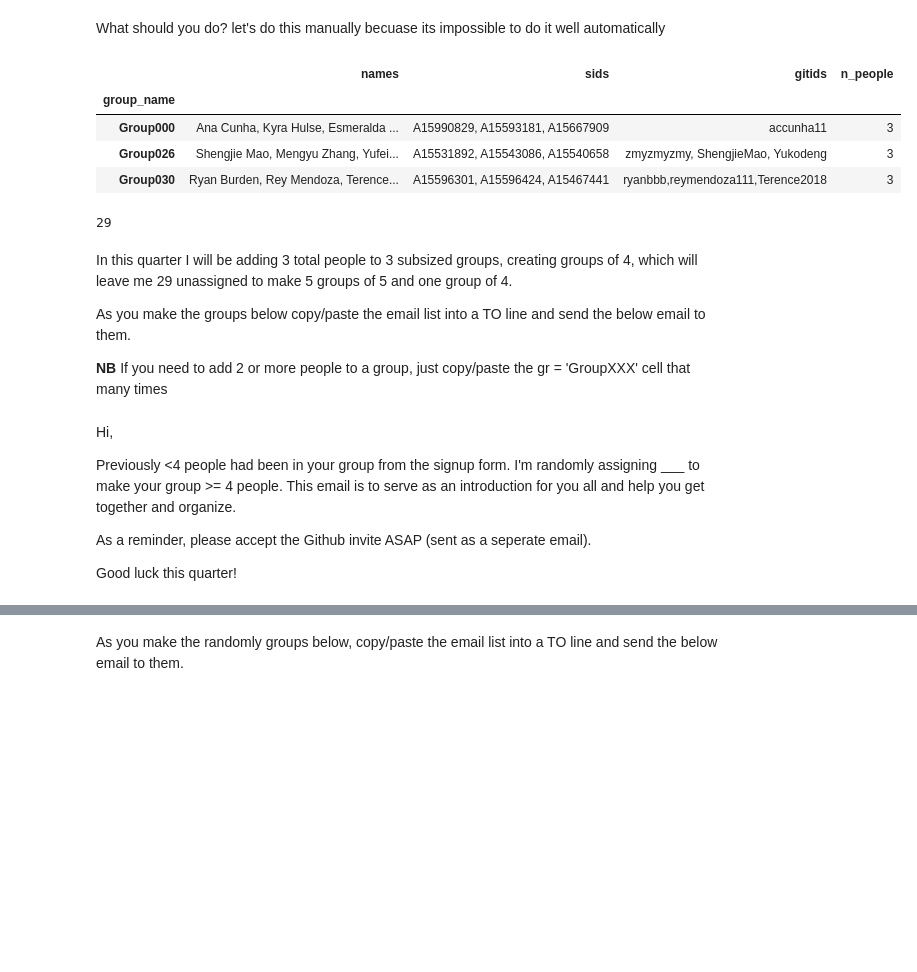
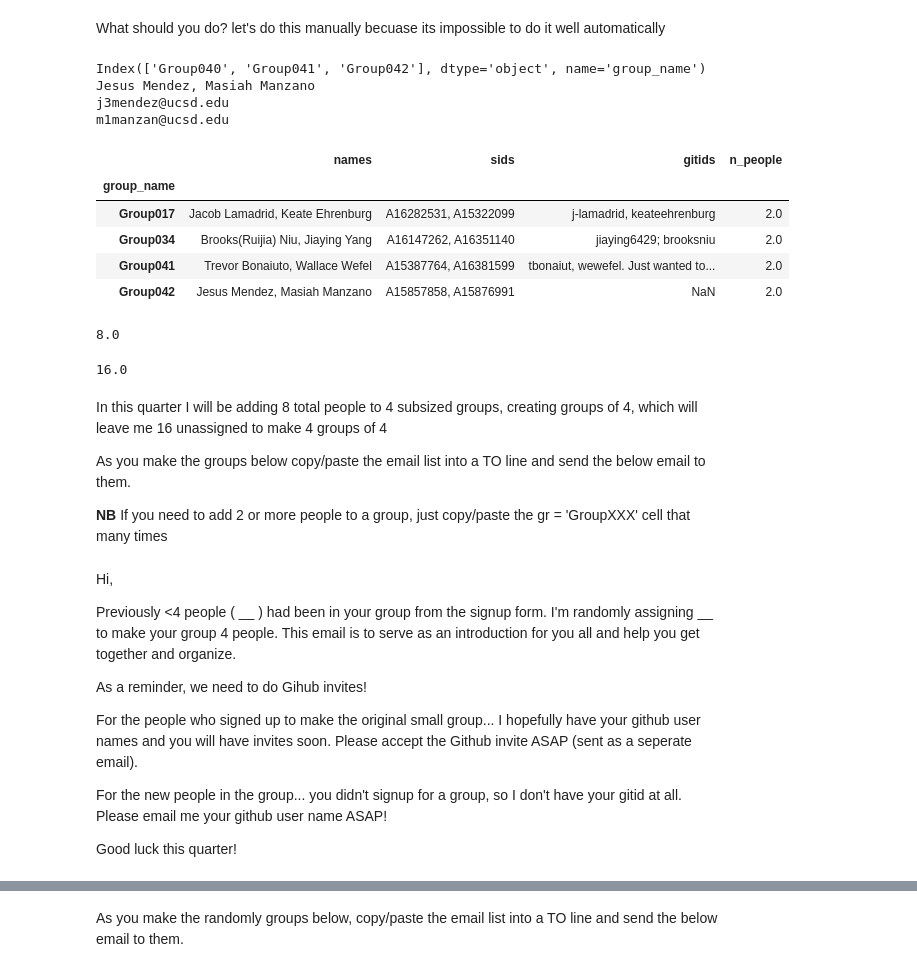
Before and after one commit to LynnMu/Project_Mgmt, a Jupyter notebook: assign_project_groups.ipynb, the cells around one changed output, grey strips where cells are left out. Cells and saved outputs as stored; diff of their text form; code cells hidden in the pictures; blank space fills up the shorter version.

```diff
--- a/assign_project_groups.ipynb
+++ b/assign_project_groups.ipynb
@@ -34,5 +34,5 @@ df[ df[['Student','SIS User ID','SIS Login ID']].isna().any(axis=1) ]
 # %%
-enrolled_students = df.drop([0,264]).reset_index(drop=True)[['Student','SIS User ID','SIS Login ID']]
+enrolled_students = df.drop([0,187]).reset_index(drop=True)[['Student','SIS User ID','SIS Login ID']]
 enrolled_students = enrolled_students.rename( {'SIS User ID':'SID', 'SIS Login ID':'email'},axis=1)
 # turn last, first into first last
 enrolled_students['Student'] = ( enrolled_students['Student']
@@ -141,7 +136,7 @@ def get_names(row):
 
     return names[:-2] # remove the extra common and space: sloppy but works
 
-df = pd.read_csv('COGS 118A Group Signup (Responses) - Form Responses 1-2.csv')
+df = pd.read_csv('Wi23 COGS 118A Group Signup (Responses) - Form Responses 1.csv')
 df = df.drop('Email Address',axis='columns')
 df['sids'] = df.apply(get_PID, axis=1)
 df['names'] = df.apply(get_names, axis=1)
@@ -327,5 +338,6 @@ Unknown SID: A15986849
 # %%
 id2nm = enrolled_students.set_index('SID')['Student'].to_dict()
+nm2id = enrolled_students.set_index('Student')['SID'].to_dict()
 
 def sid2name(sid):
         try:
@@ -441,21 +452,50 @@ Thanks
 ### Create new groups and/or fill up sub-sized groups with the unassigned
 # %% [markdown]
 What should you do?  let's do this manually becuase its impossible to do it well automatically
+# %%
+# idiots who can't fill out a form right and say they are in a group when its too late by responding to email
+
+print(groups.index[-3:])
+# ok start at 042 this quarter
+gr = 'Group042'
+
+# a set of idiots who are supposed to be together
+idiots = { 'Jesus Mendez':nm2id['Jesus Mendez'],  'Masiah Manzano':nm2id['Masiah Manzano']}
+
+
+groups.loc[gr,'names'] = ', '.join(idiots.keys())
+print(groups.loc[gr,'names'])
+groups.loc[gr,'n_people'] = len(idiots)
+groups.loc[gr, 'sids'] = ', '.join(idiots.values())
+these_studs = pd.Series(groups.loc[gr,'names'].split(',')).str.strip()
+for x in emails.loc[these_studs].values:
+    print(x)
+# %% [output]
+Index(['Group040', 'Group041', 'Group042'], dtype='object', name='group_name')
+Jesus Mendez, Masiah Manzano
+j3mendez@ucsd.edu
+m1manzan@ucsd.edu
 # %%
-subsized_groups = groups[ groups.n_people < 4 ]
+subsized_groups = groups[ groups.n_people < 3 ]
 subsized_groups
 # %% [output]
 |  | names | sids | gitids | n_people |
 | group_name |  |  |  |  |
-| Group000 | Ana Cunha, Kyra Hulse, Esmeralda ... | A15990829, A15593181, A15667909 | accunha11 | 3 |
-| Group026 | Shengjie Mao, Mengyu Zhang, Yufei... | A15531892, A15543086, A15540658 | zmyzmyzmy, ShengjieMao, Yukodeng | 3 |
-| Group030 | Ryan Burden, Rey Mendoza, Terence... | A15596301, A15596424, A15467441 | ryanbbb,reymendoza111,Terence2018 | 3 |
+| Group017 | Jacob Lamadrid, Keate Ehrenburg | A16282531, A15322099 | j-lamadrid, keateehrenburg | 2.0 |
+| Group034 | Brooks(Ruijia) Niu, Jiaying Yang | A16147262, A16351140 | jiaying6429; brooksniu | 2.0 |
+| Group041 | Trevor Bonaiuto, Wallace Wefel | A15387764, A16381599 | tbonaiut, wewefel. Just wanted to... | 2.0 |
+| Group042 | Jesus Mendez, Masiah Manzano | A15857858, A15876991 | NaN | 2.0 |
+# %%
+needed = (4 - subsized_groups.n_people).sum()
+needed
+# %% [output]
+8.0
 # %%
-len(unassigned_students)-3
+len(unassigned_students)-needed
 # %% [output]
-29
+16.0
 # %% [markdown]
- In this quarter I will be adding 3 total people to 3 subsized groups, creating groups of 4, which will leave me 29 unassigned to make 5 groups of 5 and one group of 4.
+In this quarter I will be adding 8 total people to 4 subsized groups, creating groups of 4, which will leave me 16 unassigned to make 4 groups of 4
 
 As you make the groups below copy/paste the email list into a TO line and send the below email to them.
 
@@ -463,9 +503,13 @@ As you make the groups below copy/paste the email list into a TO line and send t
 # %% [markdown]
 Hi,
 
-Previously <4 people had been in your group from the signup form.  I'm randomly assigning ___ to make your group >= 4 people. This email is to serve as an introduction for you all and help you get together and organize.
+Previously <4 people ( \_\_ ) had been in your group from the signup form.  I'm randomly assigning \_\_ to make your group 4 people. This email is to serve as an introduction for you all and help you get together and organize.
 
-As a reminder, please accept the Github invite ASAP (sent as a seperate email).
+As a reminder, we need to do Gihub invites!
+
+For the people who signed up to make the original small group... I hopefully have your github user names and you will have invites soon.  Please accept the Github invite ASAP (sent as a seperate email).
+
+For the new people in the group... you didn't signup for a group, so I don't have your gitid at all.  Please email me your github user name ASAP!
 
 Good luck this quarter!
 # %%
```
Also changed, not shown: parts of 46 cells of this notebook, 15 other files.
